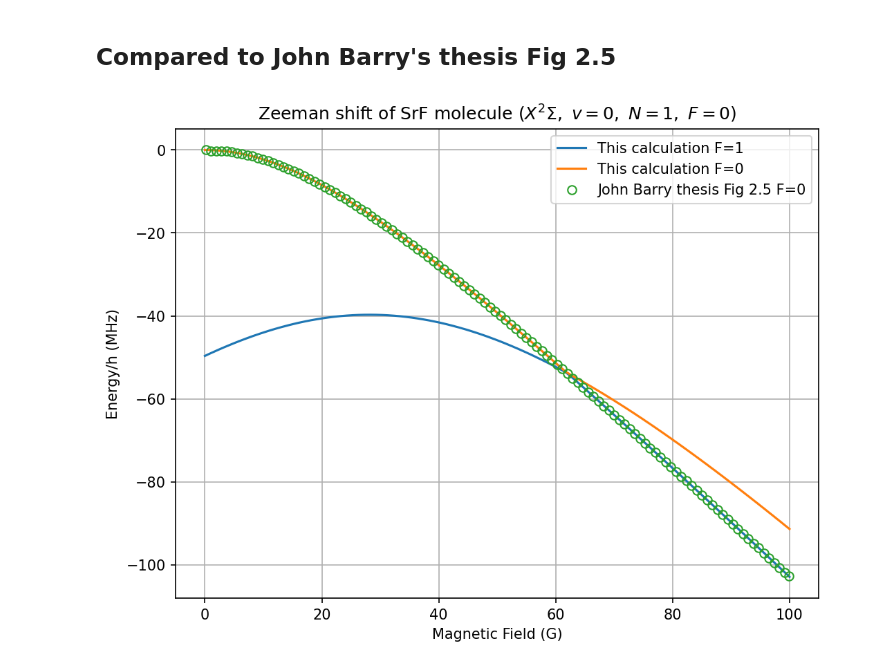
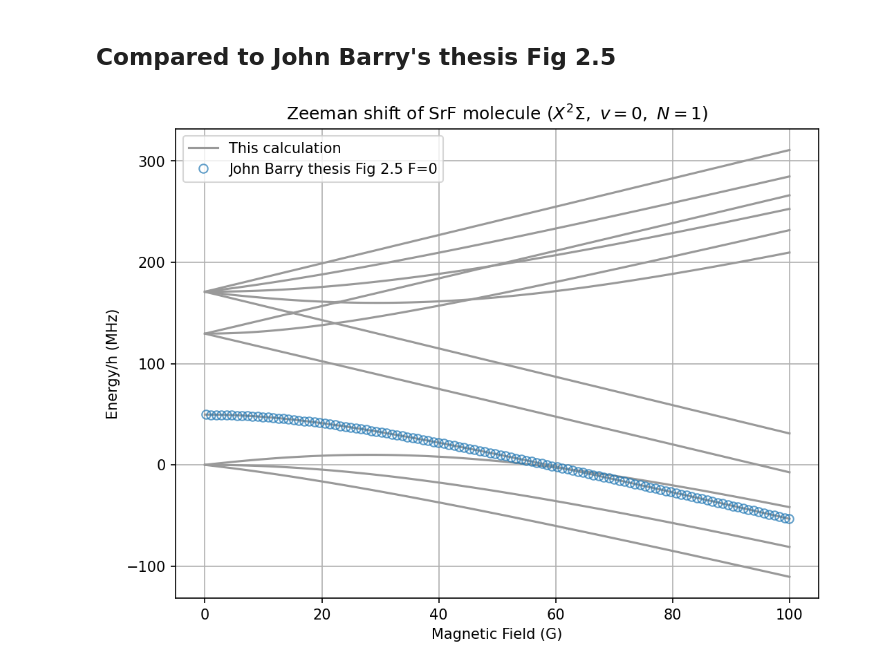
Before and after one commit to qw372/Diatomic-Py-SrF, a Jupyter notebook: examples/example_zeeman.ipynb, the cells around one changed output. Drawn from its saved outputs; the diff is of its cells as text; code cells hidden in the pictures.

```diff
--- a/examples/example_zeeman.ipynb
+++ b/examples/example_zeeman.ipynb
@@ -15,13 +15,12 @@ from diatomic import hyperfine_hamiltonian_no_field, Zeeman_hamiltonian, SrFCons
 # %%
 Nmax = 1
 H0 = hyperfine_hamiltonian_no_field(Nmax, SrFConstants) # generate field-free hamiltonian
+Hz = Zeeman_hamiltonian(Nmax, SrFConstants, Bfield=np.array([0, 0, 1])) # generate Zeeman hamiltonian for unit magnetic field
 
 energy_list = np.array([])
 Bz_list = np.linspace(0, 100, 100) # Gauss, generate a list of B field
 for Bz in Bz_list:
-    Hz = Zeeman_hamiltonian(Nmax, SrFConstants, Bfield=np.array([0, 0, Bz])) # generate Zeeman hamiltonian
-    H = H0 + Hz
-
+    H = H0 + Hz * Bz
     energies, states = eigh(H) # diagonalize matrix
     energy_list = np.append(energy_list, energies[4:16]/1e6) # only keep energies of N=1 rotational levels
 
@@ -43,31 +42,38 @@ plt.show()
 # %%
 Nmax = 1
 H0 = hyperfine_hamiltonian_no_field(Nmax, SrFConstants) # generate field-free hamiltonian
+Hz = Zeeman_hamiltonian(Nmax, SrFConstants, Bfield=np.array([0, 0, 1])) # generate Zeeman hamiltonian for unit magnetic field
 
 energy_list = np.array([])
 Bz_list = np.linspace(0, 100, 100) # Gauss, generate a list of B field
 for Bz in Bz_list:
-    Hz = Zeeman_hamiltonian(Nmax, SrFConstants, Bfield=np.array([0, 0, Bz])) # generate Zeeman hamiltonian
-    H = H0 + Hz
+    H = H0 + Hz * Bz
 
     energies, states = eigh(H) # diagonalize matrix
-    energy_list = np.append(energy_list, energies[6:8]/1e6) # only keep energies of N=1, F=0 levels
+    energy_list = np.append(energy_list, energies[4:16]/1e6) # only keep energies of N=1, F=0 levels
 
-energy_list = energy_list.reshape((-1, 2))
-energy_list -= energy_list[0][1] # remove energy offset
+energy_list -= energy_list[0] # remove energy offset
+energy_list = energy_list.reshape((-1, 12))
 
 df = pandas.read_csv('JohnBarryThesisFig2p5DataForZeemanShift.csv') # John Barry's calculation of Zeeman shift (thesis Fig 2.5)
 df['Energy (MHz)'] -= df['Energy (MHz)'][0] # remove energy offset
+df['Energy (MHz)'] += energy_list[0][3] # add energy offset
 
-plt.figure(figsize=(8, 6), dpi=150)
-plt.plot(Bz_list, energy_list, label=["This calculation F=1", "This calculation F=0"])
-plt.plot(df['B field (G)'], df['Energy (MHz)'], 'o', markerfacecolor='none', label="John Barry thesis Fig 2.5 F=0")
+fig = plt.figure(figsize=(8, 6), dpi=150)
+ax = fig.add_subplot(1,1,1)
+ax.plot(Bz_list, energy_list, color ='#999999', label='This calculation')
+ax.plot(df['B field (G)'], df['Energy (MHz)'], 'o', markerfacecolor='none', alpha=0.7, label="John Barry thesis Fig 2.5 F=0")
 
-plt.ylabel("Energy/h (MHz)")
-plt.xlabel("Magnetic Field (G)")
-plt.title("Zeeman shift of SrF molecule ($X^2\Sigma,\ v=0,\ N=1,\ F=0$)")
+handles, labels = ax.get_legend_handles_labels()
+display = (0,12)
+
+ax.set_ylabel("Energy/h (MHz)")
+ax.set_xlabel("Magnetic Field (G)")
+ax.set_title("Zeeman shift of SrF molecule ($X^2\Sigma,\ v=0,\ N=1$)")
+ax.legend([handle for i,handle in enumerate(handles) if i in display],
+            [label for i,label in enumerate(labels) if i in display], loc = 'best')
+
 plt.grid()
-plt.legend()
 plt.show()
 # %% [output]
-[figure, old version]
+[figure, new version]
```
Also changed, not shown: 14 other files.
